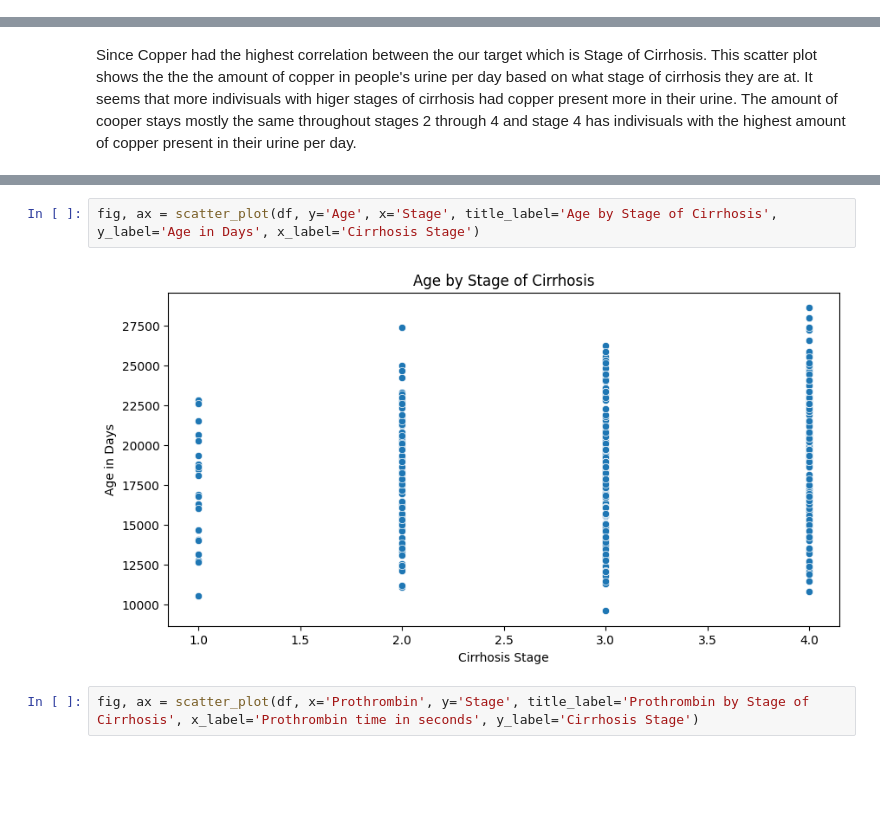
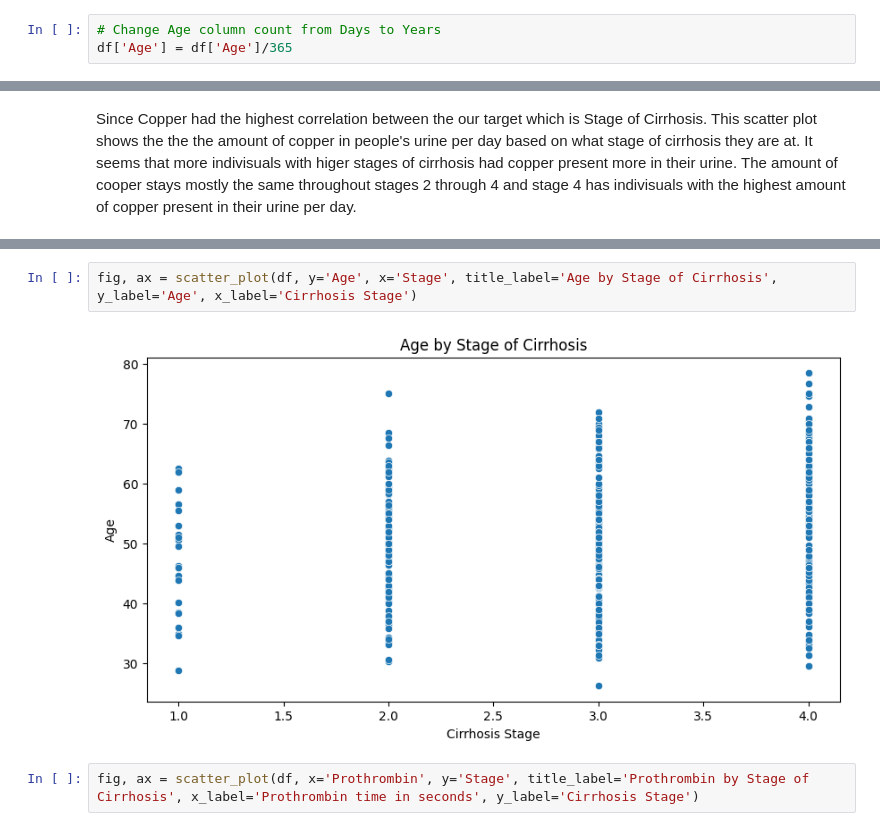
Before and after one commit to JmB17/Perosnal-Project, a Jupyter notebook: Cirrhosis_Prediction.ipynb, the cells around one changed output, grey strips where cells are left out. Saved outputs shown, nothing was run; the diff lists cells and outputs as text; blank space fills up the shorter version.

```diff
--- a/Cirrhosis_Prediction.ipynb
+++ b/Cirrhosis_Prediction.ipynb
@@ -322,3 +334,6 @@ df.describe(include='number')
 # %% [markdown]
 All of the numeric values look okay for now,
 Since age is measured in days and not years, thats why the values are so high. We are most likely going to convert that to years for easier to read data.
+# %%
+# Change Age column count from Days to Years
+df['Age'] = df['Age']/365
@@ -978,7 +1004,7 @@ WARNING:matplotlib.legend:No artists with labels found to put in legend.  Note t
 # %%
-fig, ax = scatter_plot(df, y='Age', x='Stage', title_label='Age by Stage of Cirrhosis', y_label='Age in Days', x_label='Cirrhosis Stage')
+fig, ax = scatter_plot(df, y='Age', x='Stage', title_label='Age by Stage of Cirrhosis', y_label='Age', x_label='Cirrhosis Stage')
 # %% [output]
-[figure, old version]
+[figure, new version]
 # %%
 fig, ax = scatter_plot(df, x='Prothrombin', y='Stage', title_label='Prothrombin by Stage of Cirrhosis', x_label='Prothrombin time in seconds', y_label='Cirrhosis Stage')
 # %% [output]
```
Also changed, not shown: parts of 5 cells of this notebook.
